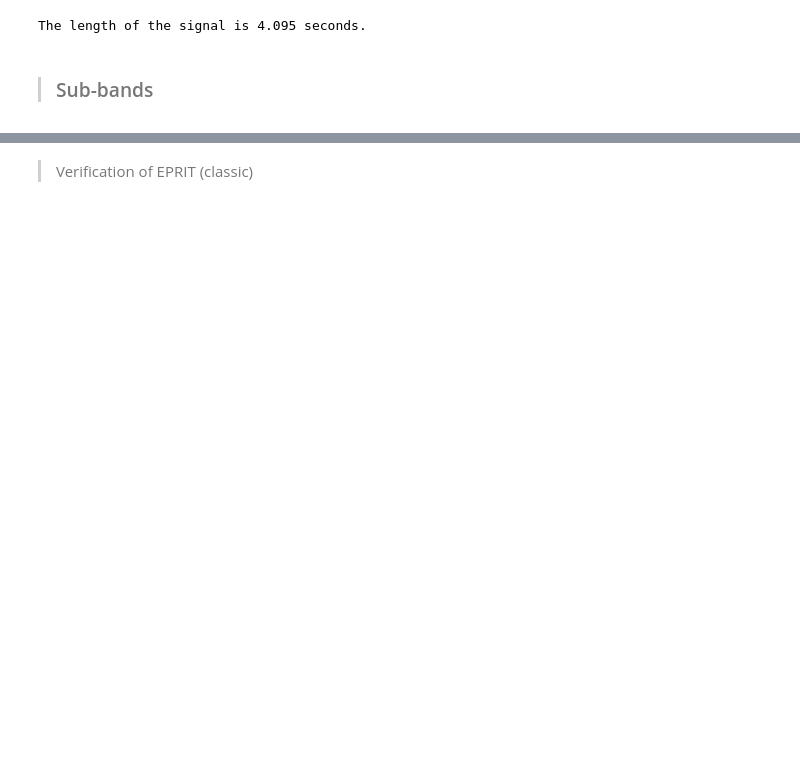
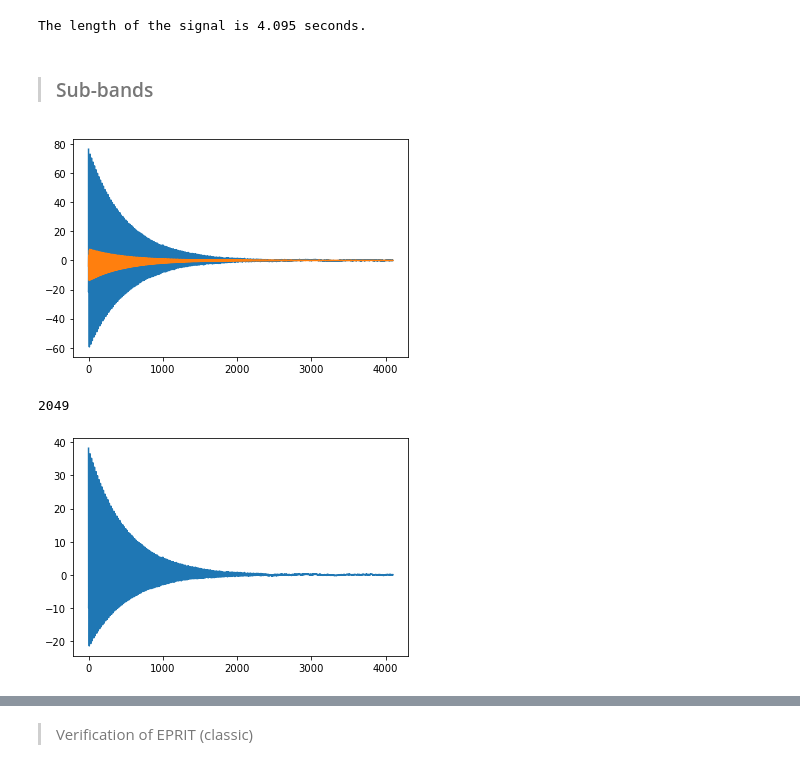
Before and after one commit to piptouque/atiam_pam_hrparam, a Jupyter notebook: source/ESPRIT-Roy.ipynb, the cells around one changed output, grey strips where cells are left out. Drawn from its saved outputs; the diff is of its cells as text; code cells hidden in the pictures; blank space fills up the shorter version.

```diff
--- a/source/ESPRIT-Roy.ipynb
+++ b/source/ESPRIT-Roy.ipynb
@@ -511,12 +549,33 @@ The length of the signal is 4.095 seconds.
 fs = 1.0
 window_name ='hann'
 n_fft = 16
-m = 100 # n_fft // 2 # window length
-step = 75
+m = n_fft // 4 # window length
+step = 2
 
-freqs_x, times_x, x_arr = signal.stft(np.real(x_synth1[:500]), fs=fs, window=window_name,
+sig = np.real(x_synth1[0])
+freqs_x, times_x, x_arr = signal.stft(sig, fs=fs, window=window_name,
     nperseg=m, nfft=n_fft)
 times_sig = np.arange(N_synth1) * fs
+# %%
+k = 6 # n# of band
+plt.figure()
+plt.plot(times_sig, sig) # / np.max(np.abs(sig)))
+plt.plot(times_x, np.real(x_arr[k])) #/ np.max(np.abs(x_arr)))
+plt.show()
+
+print(len(x_arr[0]))
+
+reconstruction = np.zeros(len(x_arr[0]))
+for k in range(len(x_arr)):
+    reconstruction += np.real(x_arr[k])
+
+plt.figure()
+plt.plot(times_x, reconstruction)
+plt.show()
+# %% [output]
+[figure, added]
+2049
+[figure, added]
 # %%
 x_white1, freq1, PSD_x1, PSD_noise1, PSD_x_white1, PSD_noise_white1 = whiten(np.real(x_synth1[0]), 130, 10)
 
```
Also changed, not shown: parts of 22 cells of this notebook, 1 other file.
